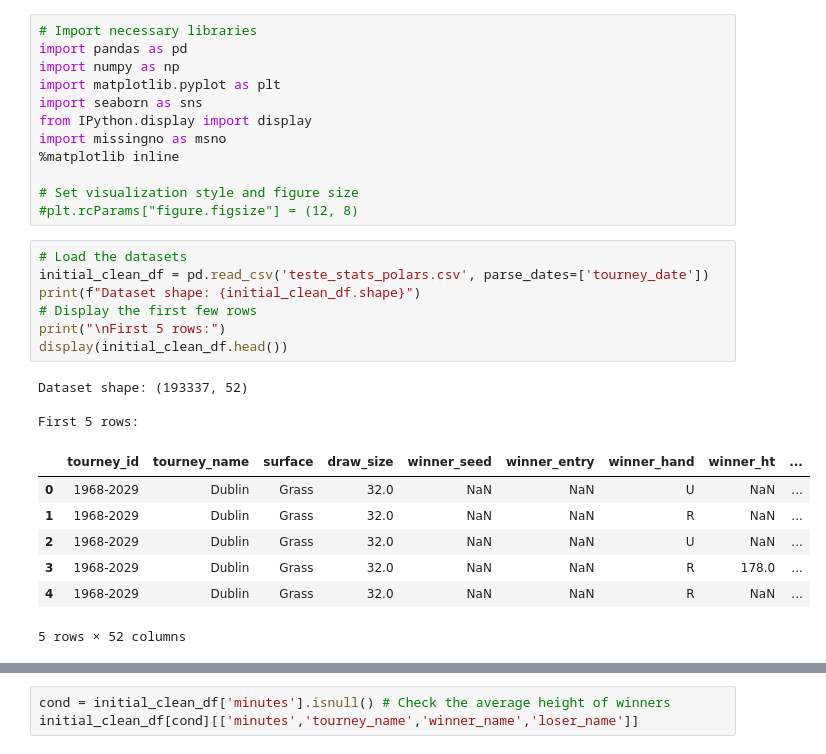
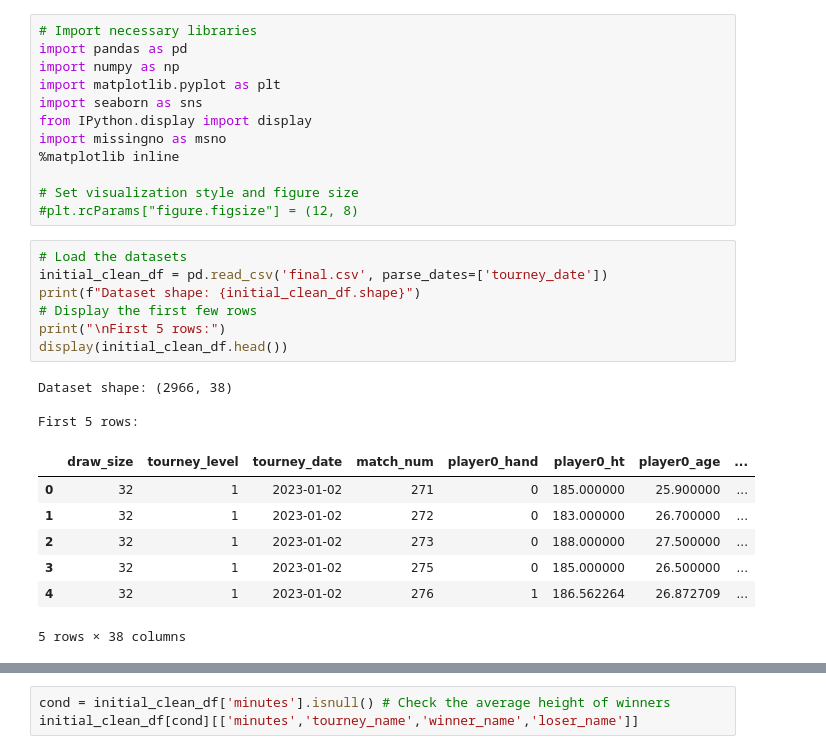
Before and after one commit to davialmeida135/tennis-match-prediction, a Jupyter notebook: dados_tratados/explore.ipynb, the cells around one changed output, grey strips where cells are left out. Drawn from its saved outputs; the diff is of its cells as text.

Commit message:
final dataset v1

```diff
--- a/dados_tratados/explore.ipynb
+++ b/dados_tratados/explore.ipynb
@@ -14,19 +14,19 @@ import missingno as msno
 #plt.rcParams["figure.figsize"] = (12, 8)
 # %%
 # Load the datasets
-initial_clean_df = pd.read_csv('teste_stats_polars.csv', parse_dates=['tourney_date'])
+initial_clean_df = pd.read_csv('final.csv', parse_dates=['tourney_date'])
 print(f"Dataset shape: {initial_clean_df.shape}")
 # Display the first few rows
 print("\nFirst 5 rows:")
 display(initial_clean_df.head())
 # %% [output]
-Dataset shape: (193337, 52)
+Dataset shape: (2966, 38)
 
 First 5 rows:
-|  | tourney_id | tourney_name | surface | draw_size | winner_seed | winner_entry | winner_hand | winner_ht | ... |
-| 0 | 1968-2029 | Dublin | Grass | 32.0 | NaN | NaN | U | NaN | ... |
-| 1 | 1968-2029 | Dublin | Grass | 32.0 | NaN | NaN | R | NaN | ... |
-| 2 | 1968-2029 | Dublin | Grass | 32.0 | NaN | NaN | U | NaN | ... |
-| 3 | 1968-2029 | Dublin | Grass | 32.0 | NaN | NaN | R | 178.0 | ... |
-| 4 | 1968-2029 | Dublin | Grass | 32.0 | NaN | NaN | R | NaN | ... |
+|  | draw_size | tourney_level | tourney_date | match_num | player0_hand | player0_ht | player0_age | ... |
+| 0 | 32 | 1 | 2023-01-02 | 271 | 0 | 185.000000 | 25.900000 | ... |
+| 1 | 32 | 1 | 2023-01-02 | 272 | 0 | 183.000000 | 26.700000 | ... |
+| 2 | 32 | 1 | 2023-01-02 | 273 | 0 | 188.000000 | 27.500000 | ... |
+| 3 | 32 | 1 | 2023-01-02 | 275 | 0 | 185.000000 | 26.500000 | ... |
+| 4 | 32 | 1 | 2023-01-02 | 276 | 1 | 186.562264 | 26.872709 | ... |
-5 rows × 52 columns
+5 rows × 38 columns
```
Also changed, not shown: parts of 5 cells of this notebook, 10 other files.
